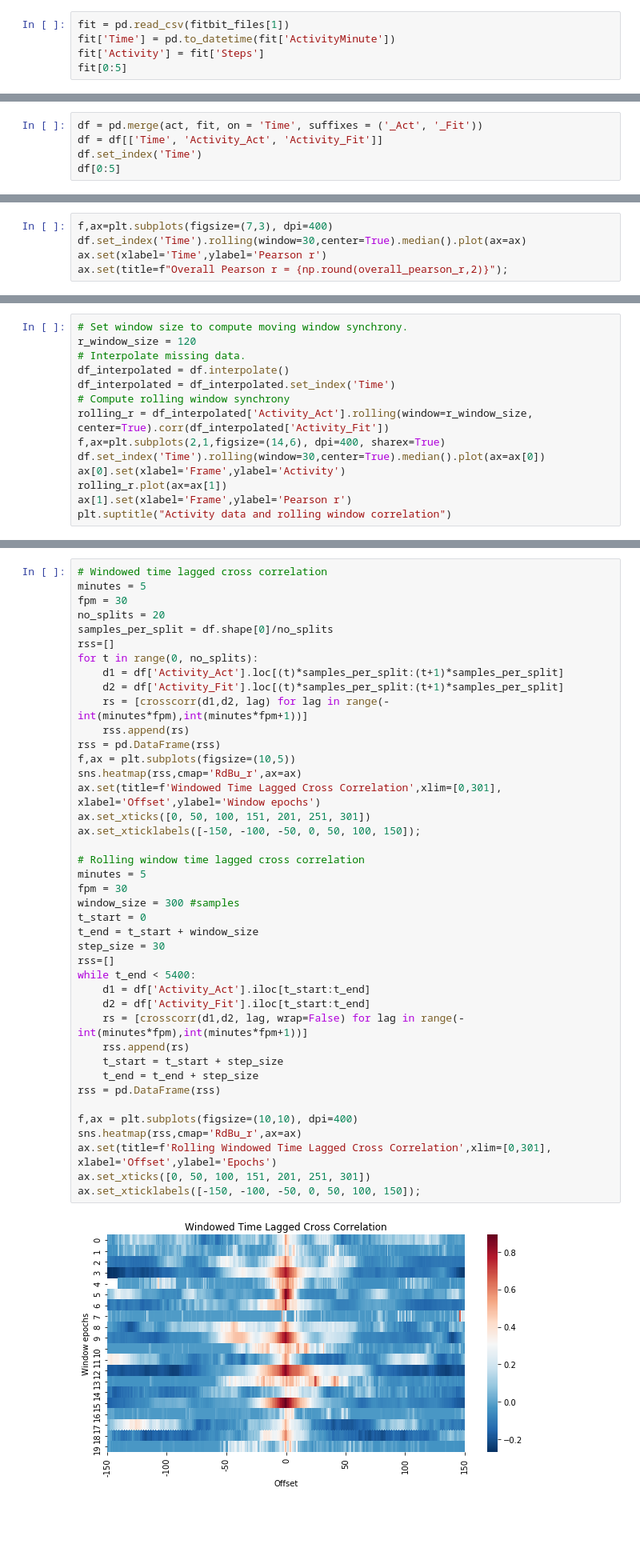
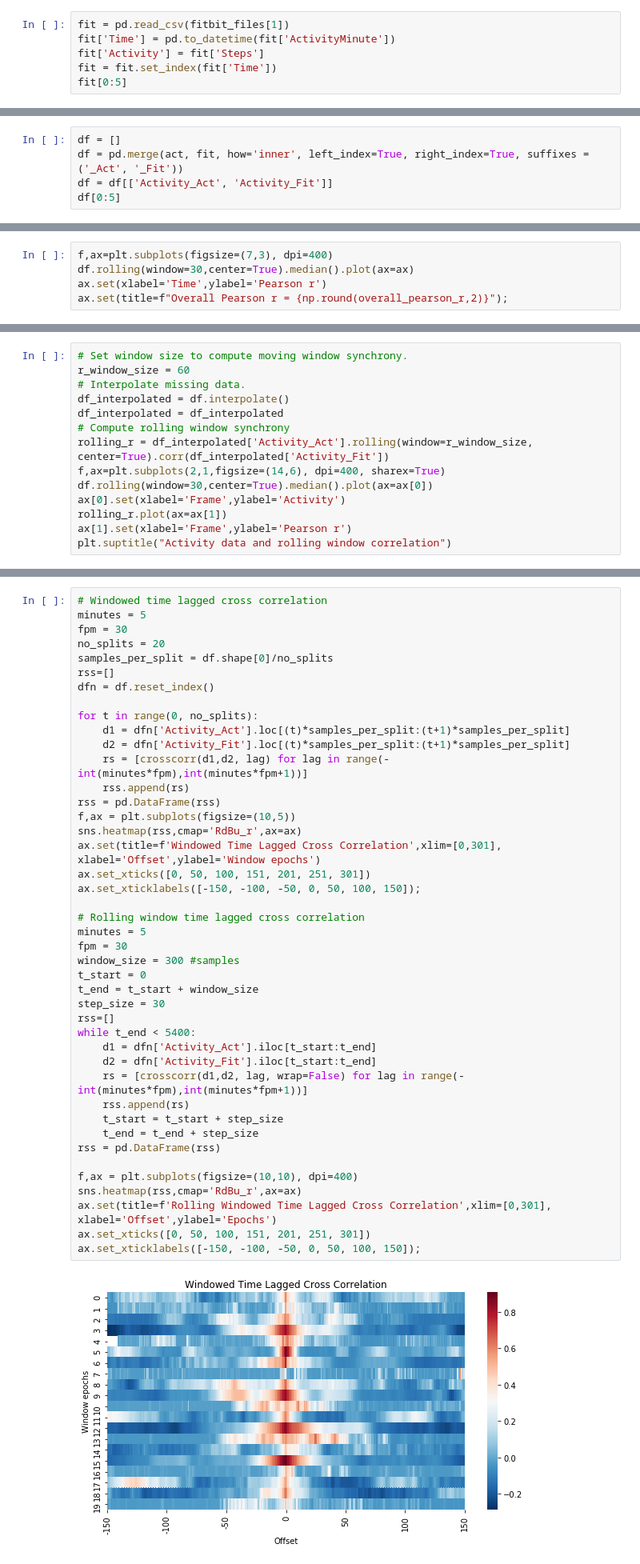
Before and after one commit to mcmahonmc/wearables, a Jupyter notebook: Fitbit Actiwatch Time Series Correlation.ipynb, the cells around one changed output, grey strips where cells are left out. Shown at 80% size. Saved outputs shown, nothing was run; the diff lists cells and outputs as text; blank space fills up the shorter version.

```diff
--- a/Fitbit Actiwatch Time Series Correlation.ipynb
+++ b/Fitbit Actiwatch Time Series Correlation.ipynb
@@ -68,6 +71,7 @@ fitbit_files[0:15]
 fit = pd.read_csv(fitbit_files[1])
 fit['Time'] = pd.to_datetime(fit['ActivityMinute'])
 fit['Activity'] = fit['Steps']
+fit = fit.set_index(fit['Time'])
 fit[0:5]
 # %% [output]
 |  | ActivityMinute | Steps | Time | Activity |
@@ -79,6 +84,6 @@ fit[0:5]
 # %%
-df = pd.merge(act, fit, on = 'Time', suffixes = ('_Act', '_Fit'))
-df = df[['Time', 'Activity_Act', 'Activity_Fit']]
-df.set_index('Time')
+df = []
+df = pd.merge(act, fit, how='inner', left_index=True, right_index=True, suffixes = ('_Act', '_Fit'))
+df = df[['Activity_Act', 'Activity_Fit']]
 df[0:5]
 # %% [output]
@@ -110,6 +116,6 @@ Scipy computed Pearson r: 0.7356129007678841 and p-value: 0.0
 # %%
 f,ax=plt.subplots(figsize=(7,3), dpi=400)
-df.set_index('Time').rolling(window=30,center=True).median().plot(ax=ax)
+df.rolling(window=30,center=True).median().plot(ax=ax)
 ax.set(xlabel='Time',ylabel='Pearson r')
 ax.set(title=f"Overall Pearson r = {np.round(overall_pearson_r,2)}");
 # %% [output]
@@ -117,13 +123,13 @@ ax.set(title=f"Overall Pearson r = {np.round(overall_pearson_r,2)}");
 # %%
 # Set window size to compute moving window synchrony.
-r_window_size = 120
+r_window_size = 60
 # Interpolate missing data.
 df_interpolated = df.interpolate()
-df_interpolated = df_interpolated.set_index('Time')
+df_interpolated = df_interpolated
 # Compute rolling window synchrony
 rolling_r = df_interpolated['Activity_Act'].rolling(window=r_window_size, center=True).corr(df_interpolated['Activity_Fit'])
 f,ax=plt.subplots(2,1,figsize=(14,6), dpi=400, sharex=True)
-df.set_index('Time').rolling(window=30,center=True).median().plot(ax=ax[0])
+df.rolling(window=30,center=True).median().plot(ax=ax[0])
 ax[0].set(xlabel='Frame',ylabel='Activity')
 rolling_r.plot(ax=ax[1])
 ax[1].set(xlabel='Frame',ylabel='Pearson r')
@@ -178,39 +265,41 @@ fpm = 30
 no_splits = 20
 samples_per_split = df.shape[0]/no_splits
 rss=[]
+dfn = df.reset_index()
+
 for t in range(0, no_splits):
-    d1 = df['Activity_Act'].loc[(t)*samples_per_split:(t+1)*samples_per_split]
-    d2 = df['Activity_Fit'].loc[(t)*samples_per_split:(t+1)*samples_per_split]
+    d1 = dfn['Activity_Act'].loc[(t)*samples_per_split:(t+1)*samples_per_split]
+    d2 = dfn['Activity_Fit'].loc[(t)*samples_per_split:(t+1)*samples_per_split]
     rs = [crosscorr(d1,d2, lag) for lag in range(-int(minutes*fpm),int(minutes*fpm+1))]
     rss.append(rs)
 rss = pd.DataFrame(rss)
 f,ax = plt.subplots(figsize=(10,5))
 sns.heatmap(rss,cmap='RdBu_r',ax=ax)
 ax.set(title=f'Windowed Time Lagged Cross Correlation',xlim=[0,301], xlabel='Offset',ylabel='Window epochs')
 ax.set_xticks([0, 50, 100, 151, 201, 251, 301])
 ax.set_xticklabels([-150, -100, -50, 0, 50, 100, 150]);
 
 # Rolling window time lagged cross correlation
 minutes = 5
 fpm = 30
 window_size = 300 #samples
 t_start = 0
 t_end = t_start + window_size
 step_size = 30
 rss=[]
 while t_end < 5400:
-    d1 = df['Activity_Act'].iloc[t_start:t_end]
-    d2 = df['Activity_Fit'].iloc[t_start:t_end]
+    d1 = dfn['Activity_Act'].iloc[t_start:t_end]
+    d2 = dfn['Activity_Fit'].iloc[t_start:t_end]
     rs = [crosscorr(d1,d2, lag, wrap=False) for lag in range(-int(minutes*fpm),int(minutes*fpm+1))]
     rss.append(rs)
     t_start = t_start + step_size
     t_end = t_end + step_size
 rss = pd.DataFrame(rss)
 
 f,ax = plt.subplots(figsize=(10,10), dpi=400)
 sns.heatmap(rss,cmap='RdBu_r',ax=ax)
 ax.set(title=f'Rolling Windowed Time Lagged Cross Correlation',xlim=[0,301], xlabel='Offset',ylabel='Epochs')
 ax.set_xticks([0, 50, 100, 151, 201, 251, 301])
 ax.set_xticklabels([-150, -100, -50, 0, 50, 100, 150]);
 # %% [output]
-[figure, old version]
+[figure, new version]
```
Also changed, not shown: parts of 58 cells of this notebook, 4 other files.
